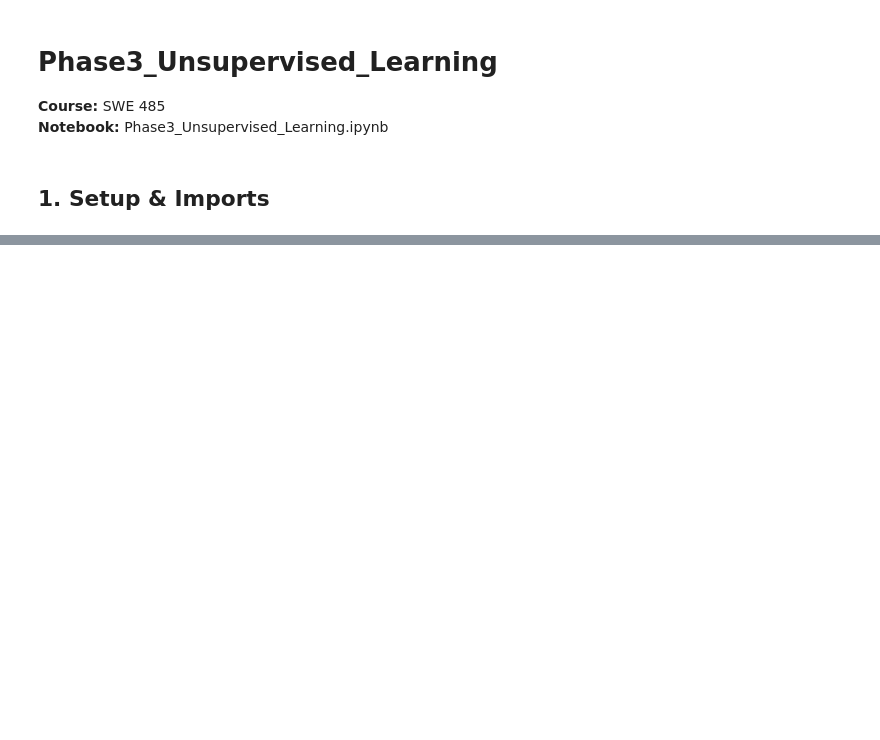
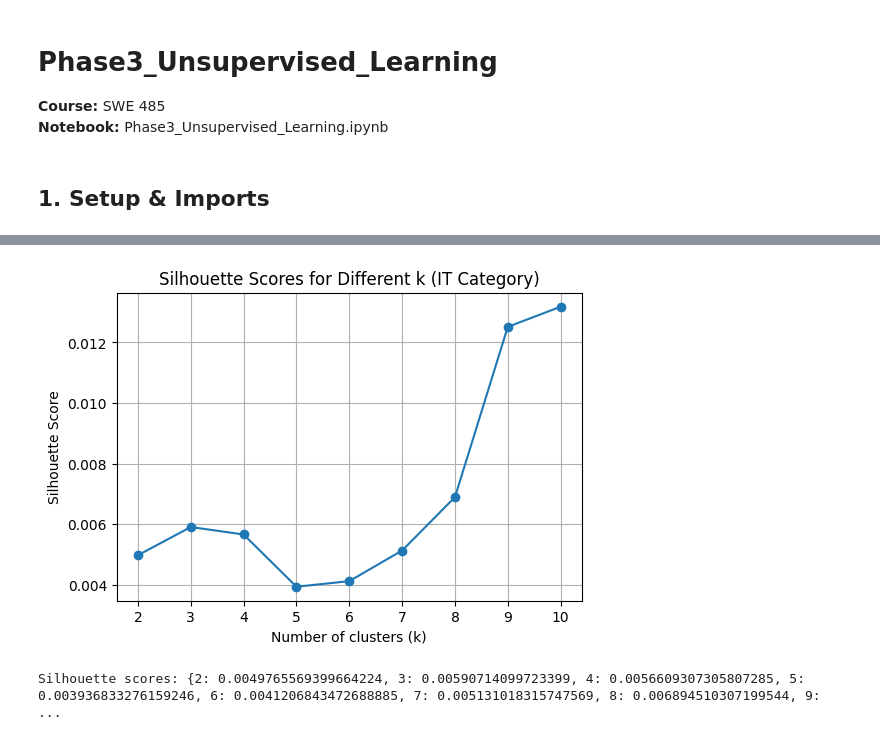
Before and after one commit to RanaaAlanezi/SWE485-Project-Group7, a Jupyter notebook: Unsupervised_Learning/Unsupervised_Learning/Phase3_Unsupervised_Learning.ipynb, the cells around one changed output, grey strips where cells are left out. Drawn from its saved outputs; the diff is of its cells as text; code cells hidden in the pictures; blank space fills up the shorter version.

```diff
--- a/Unsupervised_Learning/Unsupervised_Learning/Phase3_Unsupervised_Learning.ipynb
+++ b/Unsupervised_Learning/Unsupervised_Learning/Phase3_Unsupervised_Learning.ipynb
@@ -71,0 +175,27 @@ FileNotFoundError: [Errno 2] No such file or directory: '../Dataset/jobs_dataset
+# %%
+# === Silhouette Scores for IT Clusters ===
+
+silhouette_scores = []
+
+for k in K:
+    kmeans = KMeans(
+        n_clusters=k,
+        random_state=42,
+        n_init="auto"
+    )
+    labels_k = kmeans.fit_predict(X_it_tfidf)
+    score = silhouette_score(X_it_tfidf, labels_k)
+    silhouette_scores.append(score)
+
+plt.figure(figsize=(6, 4))
+plt.plot(K, silhouette_scores, marker="o")
+plt.title("Silhouette Scores for Different k (IT Category)")
+plt.xlabel("Number of clusters (k)")
+plt.ylabel("Silhouette Score")
+plt.grid(True)
+plt.show()
+
+print("Silhouette scores:", dict(zip(K, silhouette_scores)))
+# %% [output]
+[figure, added]
+Silhouette scores: {2: 0.0049765569399664224, 3: 0.00590714099723399, 4: 0.0056609307305807285, 5: 0.003936833276159246, 6: 0.0041206843472688885, 7: 0.005131018315747569, 8: 0.006894510307199544, 9:  ...
```
Also changed, not shown: parts of 8 cells of this notebook.
